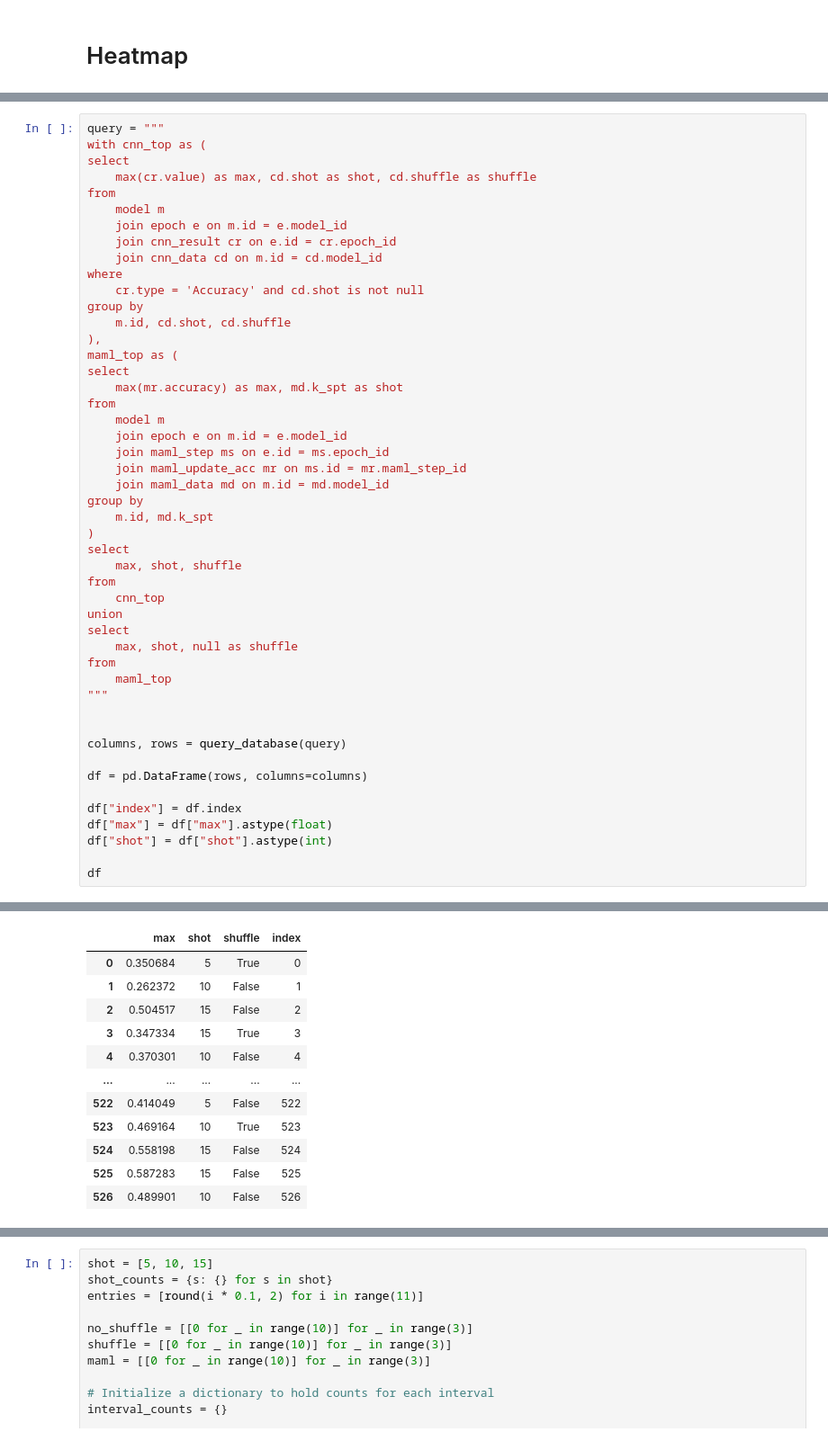
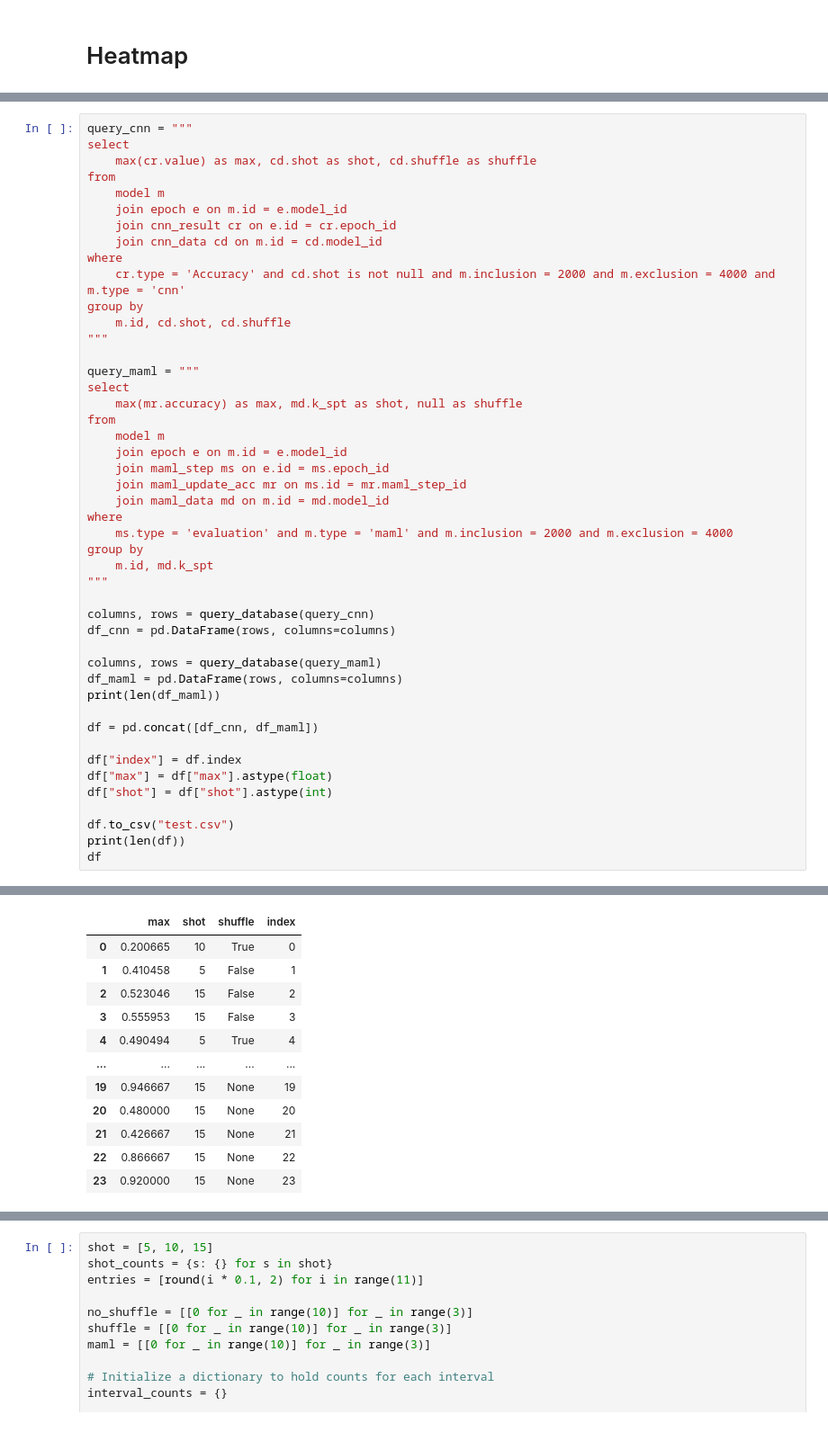
Before and after one commit to thomas-phillips/honours-research, a Jupyter notebook: src/graphing.ipynb, the cells around one changed output, grey strips where cells are left out. Shown at 90% size. Drawn from its saved outputs; the diff is of its cells as text.

```diff
--- a/src/graphing.ipynb
+++ b/src/graphing.ipynb
@@ -320,8 +320,7 @@ def create_heatmap(x, y, z, title):
 
     return fig
 # %%
-query = """
-with cnn_top as (
+query_cnn = """
 select
     max(cr.value) as max, cd.shot as shot, cd.shuffle as shuffle
 from
@@ -330,41 +329,40 @@ from
     join cnn_result cr on e.id = cr.epoch_id
     join cnn_data cd on m.id = cd.model_id
 where
-    cr.type = 'Accuracy' and cd.shot is not null
+    cr.type = 'Accuracy' and cd.shot is not null and m.inclusion = 2000 and m.exclusion = 4000 and m.type = 'cnn'
 group by
     m.id, cd.shot, cd.shuffle
-),
-maml_top as (
+"""
+
+query_maml = """
 select
-    max(mr.accuracy) as max, md.k_spt as shot
+    max(mr.accuracy) as max, md.k_spt as shot, null as shuffle
 from
     model m
     join epoch e on m.id = e.model_id
     join maml_step ms on e.id = ms.epoch_id
     join maml_update_acc mr on ms.id = mr.maml_step_id
     join maml_data md on m.id = md.model_id
+where
+    ms.type = 'evaluation' and m.type = 'maml' and m.inclusion = 2000 and m.exclusion = 4000
 group by
     m.id, md.k_spt
-)
-select
-    max, shot, shuffle
-from
-    cnn_top
-union
-select
-    max, shot, null as shuffle
-from
-    maml_top
 """
 
+columns, rows = query_database(query_cnn)
+df_cnn = pd.DataFrame(rows, columns=columns)
 
-columns, rows = query_database(query)
+columns, rows = query_database(query_maml)
+df_maml = pd.DataFrame(rows, columns=columns)
+print(len(df_maml))
 
-df = pd.DataFrame(rows, columns=columns)
+df = pd.concat([df_cnn, df_maml])
 
 df["index"] = df.index
 df["max"] = df["max"].astype(float)
 df["shot"] = df["shot"].astype(int)
 
+df.to_csv("test.csv")
+print(len(df))
 df
 # %% [output]
@@ -371,12 +371,12 @@ df
 |  | max | shot | shuffle | index |
-| 0 | 0.350684 | 5 | True | 0 |
-| 1 | 0.262372 | 10 | False | 1 |
-| 2 | 0.504517 | 15 | False | 2 |
-| 3 | 0.347334 | 15 | True | 3 |
-| 4 | 0.370301 | 10 | False | 4 |
+| 0 | 0.200665 | 10 | True | 0 |
+| 1 | 0.410458 | 5 | False | 1 |
+| 2 | 0.523046 | 15 | False | 2 |
+| 3 | 0.555953 | 15 | False | 3 |
+| 4 | 0.490494 | 5 | True | 4 |
 | ... | ... | ... | ... | ... |
-| 522 | 0.414049 | 5 | False | 522 |
-| 523 | 0.469164 | 10 | True | 523 |
-| 524 | 0.558198 | 15 | False | 524 |
-| 525 | 0.587283 | 15 | False | 525 |
-| 526 | 0.489901 | 10 | False | 526 |
+| 19 | 0.946667 | 15 | None | 19 |
+| 20 | 0.480000 | 15 | None | 20 |
+| 21 | 0.426667 | 15 | None | 21 |
+| 22 | 0.866667 | 15 | None | 22 |
+| 23 | 0.920000 | 15 | None | 23 |
```
Also changed, not shown: parts of 18 cells of this notebook.
